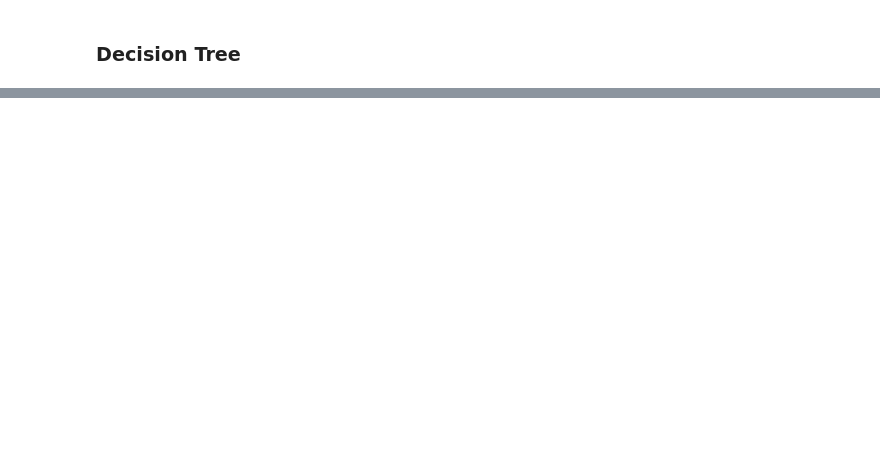
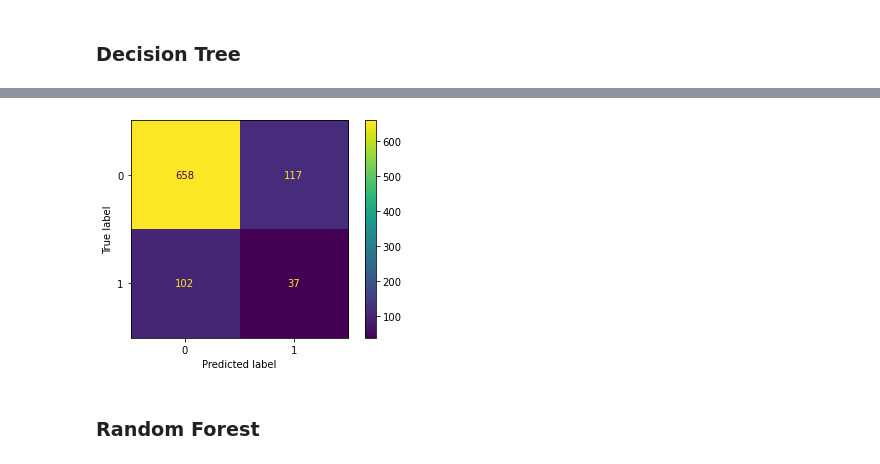
Before and after one commit to aharri123/Heart-disease-classification, a Jupyter notebook: student.ipynb, the cells around one changed output, grey strips where cells are left out. Drawn from its saved outputs; the diff is of its cells as text; code cells hidden in the pictures; blank space fills up the shorter version.

```diff
--- a/student.ipynb
+++ b/student.ipynb
@@ -151,4 +155,5 @@ dtc = DecisionTreeClassifier(criterion = "entropy")
 
 #Fit our model and predict
 dtc.fit(X_train, y_train)
-dtc_pred = dtc.predict(X_test)
+dtc_train_pred = dtc.predict(X_train)
+dtc_test_pred = dtc.predict(X_test)
@@ -247,0 +182,7 @@ Recall: 0.0
+# %%
+conf_matrix = confusion_matrix(y_test, dtc_test_pred)
+plot_confusion_matrix(dtc, X_test, y_test);
+# %% [output]
+[figure, added]
+# %% [markdown]
+### Random Forest
```
Also changed, not shown: parts of 32 cells of this notebook.
